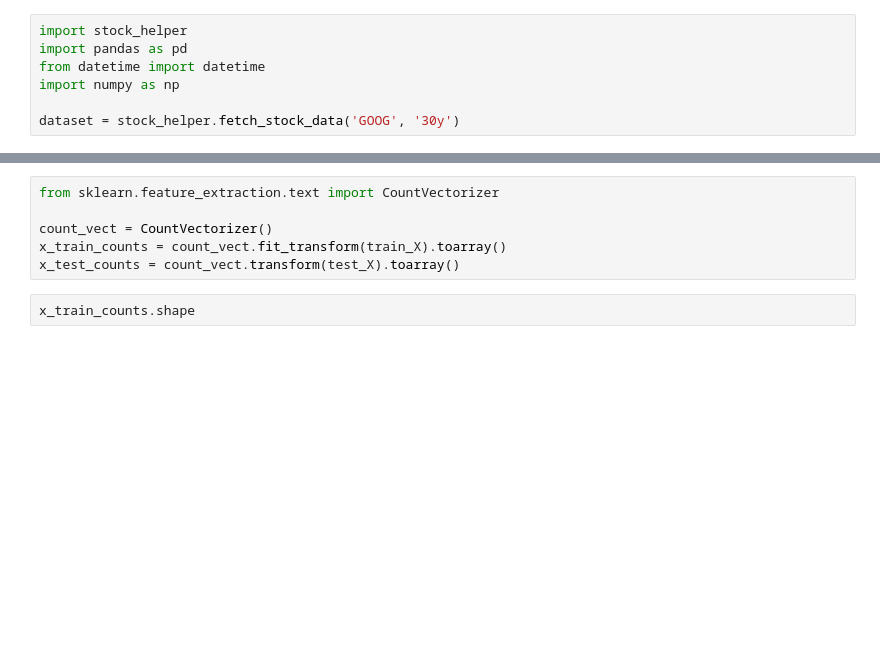
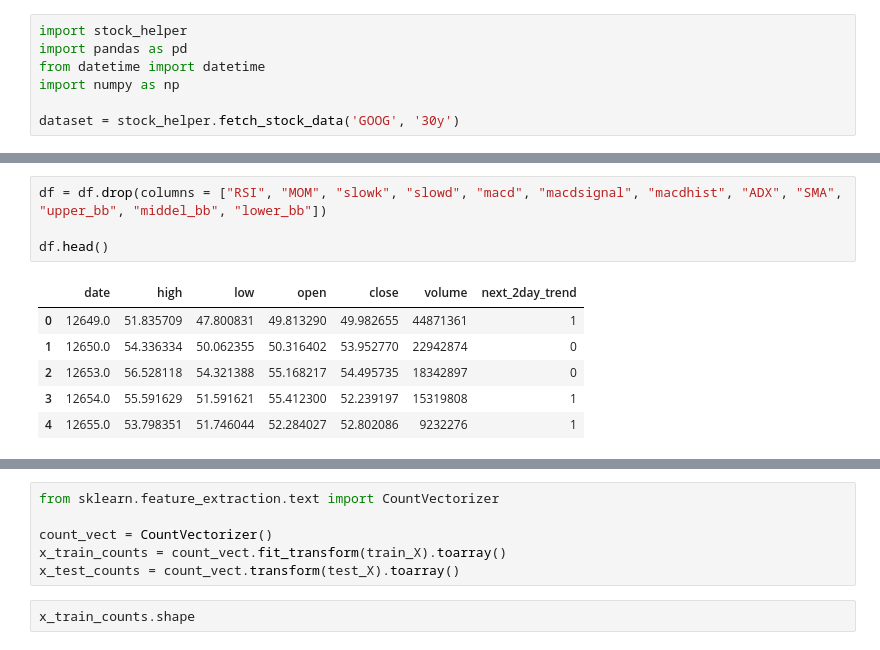
Before and after one commit to mchen81/Stock-Prices-Predictor, a Jupyter notebook: Stock_Predictor.ipynb, the cells around one changed output, grey strips where cells are left out. Drawn from its saved outputs; the diff is of its cells as text; blank space fills up the shorter version.

```diff
--- a/Stock_Predictor.ipynb
+++ b/Stock_Predictor.ipynb
@@ -15,0 +25,11 @@ df['date'] = df['date'].apply(lambda date64: (date64 - np.datetime64('1970-01-01
+# %%
+df = df.drop(columns = ["RSI", "MOM", "slowk", "slowd", "macd", "macdsignal", "macdhist", "ADX", "SMA", "upper_bb", "middel_bb", "lower_bb"])
+
+df.head()
+# %% [output]
+|  | date | high | low | open | close | volume | next_2day_trend |
+| 0 | 12649.0 | 51.835709 | 47.800831 | 49.813290 | 49.982655 | 44871361 | 1 |
+| 1 | 12650.0 | 54.336334 | 50.062355 | 50.316402 | 53.952770 | 22942874 | 0 |
+| 2 | 12653.0 | 56.528118 | 54.321388 | 55.168217 | 54.495735 | 18342897 | 0 |
+| 3 | 12654.0 | 55.591629 | 51.591621 | 55.412300 | 52.239197 | 15319808 | 1 |
+| 4 | 12655.0 | 53.798351 | 51.746044 | 52.284027 | 52.802086 | 9232276 | 1 |
```
Also changed, not shown: parts of 20 cells of this notebook.
